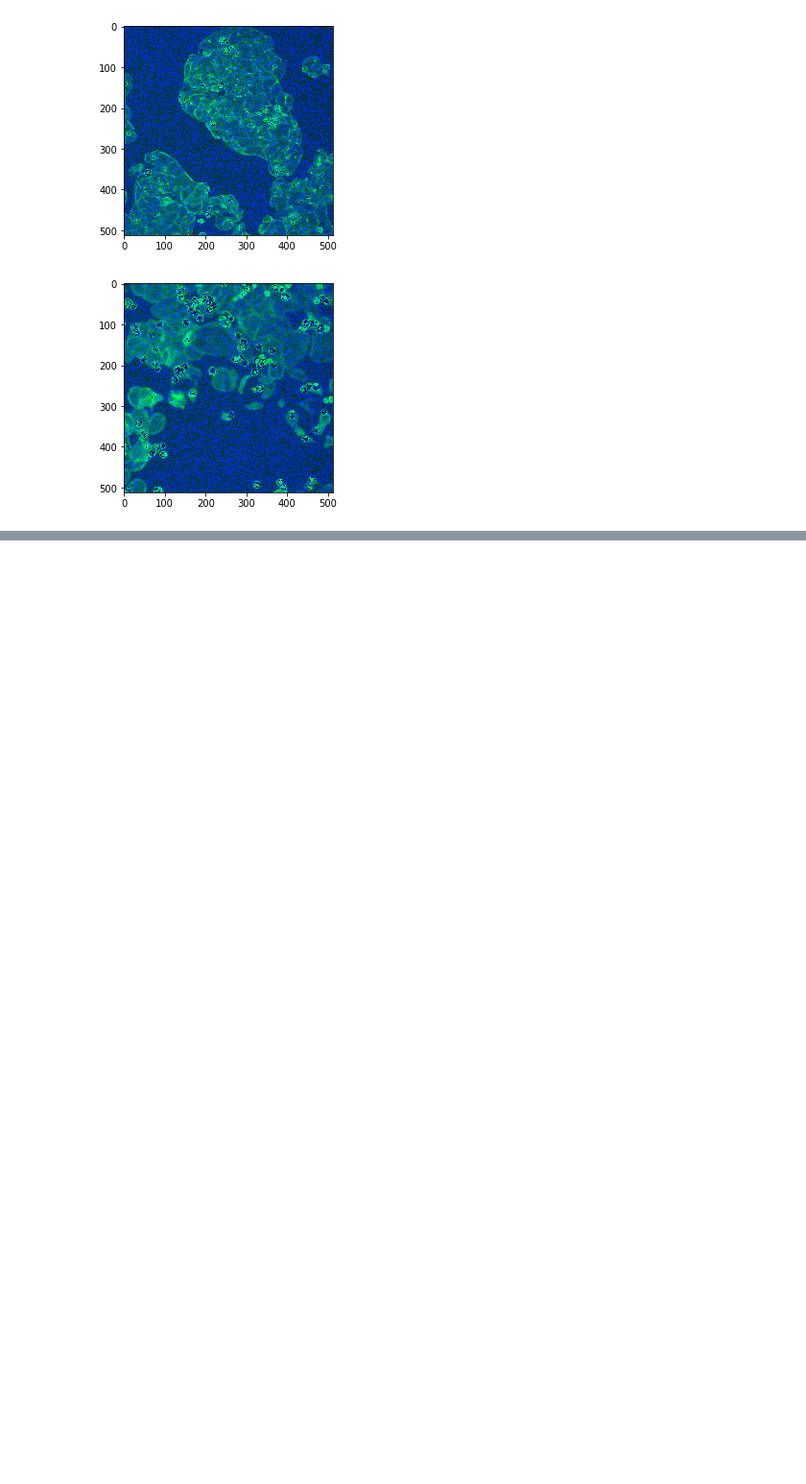
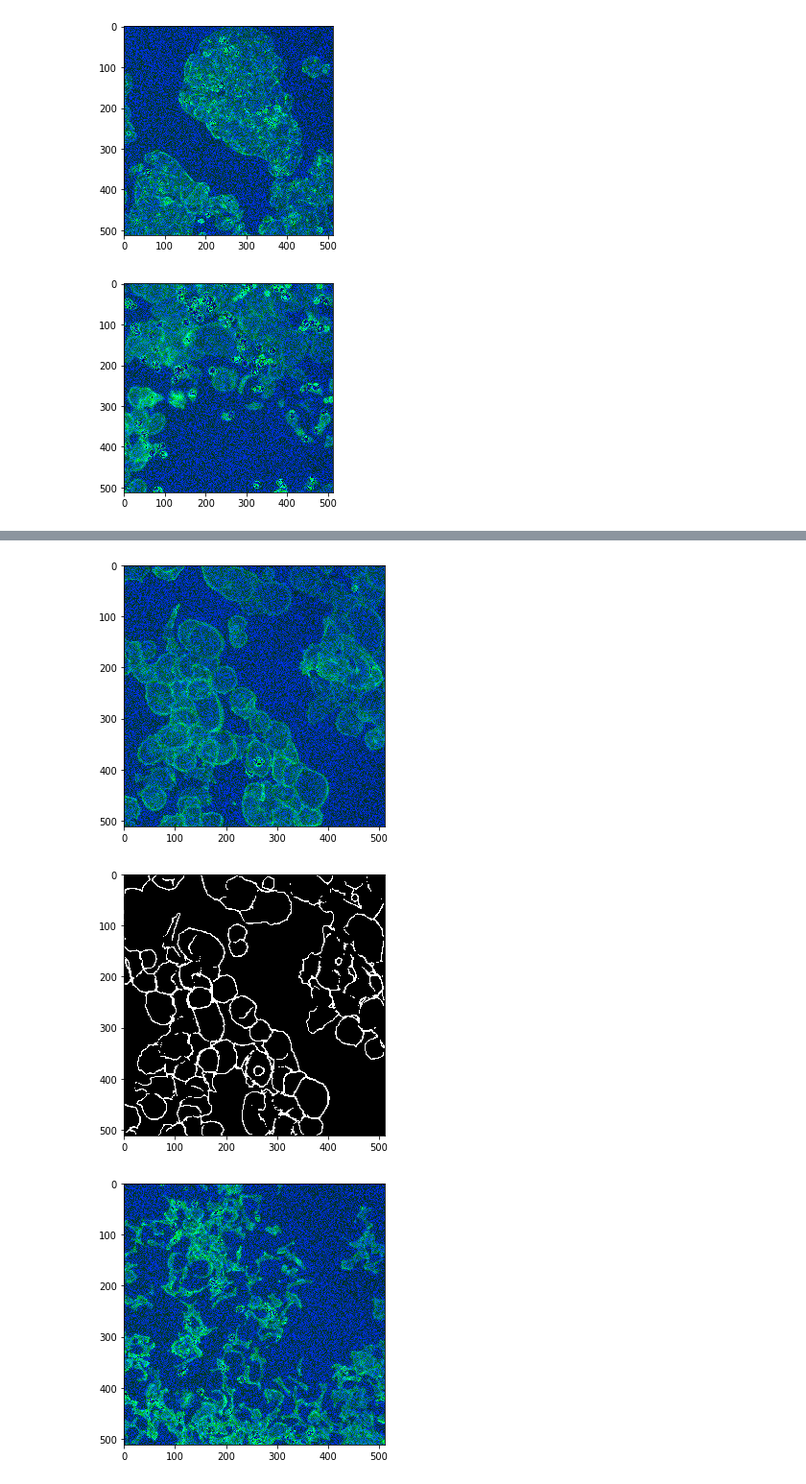
Before and after one commit to standy66/Practical_DL, a Jupyter notebook: homework03/homework03_part1.ipynb, the cells around one changed output, grey strips where cells are left out. Shown at 96% size. Drawn from its saved outputs; the diff is of its cells as text; code cells hidden in the pictures; blank space fills up the shorter version.

```diff
--- a/homework03/homework03_part1.ipynb
+++ b/homework03/homework03_part1.ipynb
@@ -306,6 +306,9 @@ def train_and_evaluate(model, optimizer, model_name, num_epochs, initial_lr, adj
         writer.add_scalar('train/iou', train_iou, global_step=epoch)
         writer.add_scalar('val/loss', val_loss, global_step=epoch)
         writer.add_scalar('val/iou', val_iou, global_step=epoch)
+
+        if val_iou > 0.31:
+            break
 # %%
 train_and_evaluate(model, optimizer, 'unet-upconv_bn_relu-adam-lr=1e-2-thres=0.8', 100, 1e-3, adjust_learning_rate,
                    train_loader, val_loader, 0.8)
@@ -329,0 +335,19 @@ Epoch 99 took 9.786 sec, lr: 3.87E-04, train loss: 0.245, val loss: 0.298, train
+# %%
+for img_name in os.listdir("BBBC018_v1_images-fixed/test/"):
+    arr = np.asarray(Image.open("BBBC018_v1_images-fixed/test/" + img_name)).astype(np.float32) / 255
+    plt.figure(figsize=(5, 5))
+    plt.imshow(Image.open("BBBC018_v1_images-fixed/test/" + img_name))
+    plt.show()
+    arr_var = torch.autograd.Variable(torch.FloatTensor(arr.T), requires_grad=False, volatile=True)[None, ...].cuda()
+    logits = model(arr_var)
+    res = get_mask(logits, 0.8)
+    plt.figure(figsize=(5, 5))
+    img = (res.data.cpu().numpy()[0].T * 255).astype(np.uint8)
+    img_pil = Image.fromarray(img)
+    img_pil.save("results/" + img_name + ".png", format="png")
+    plt.imshow(img_pil)
+    plt.show()
+# %% [output]
+[figure, added]
+[figure, added]
+[figure, added]
```
Also changed, not shown: parts of 4 cells of this notebook, 7 other files.
